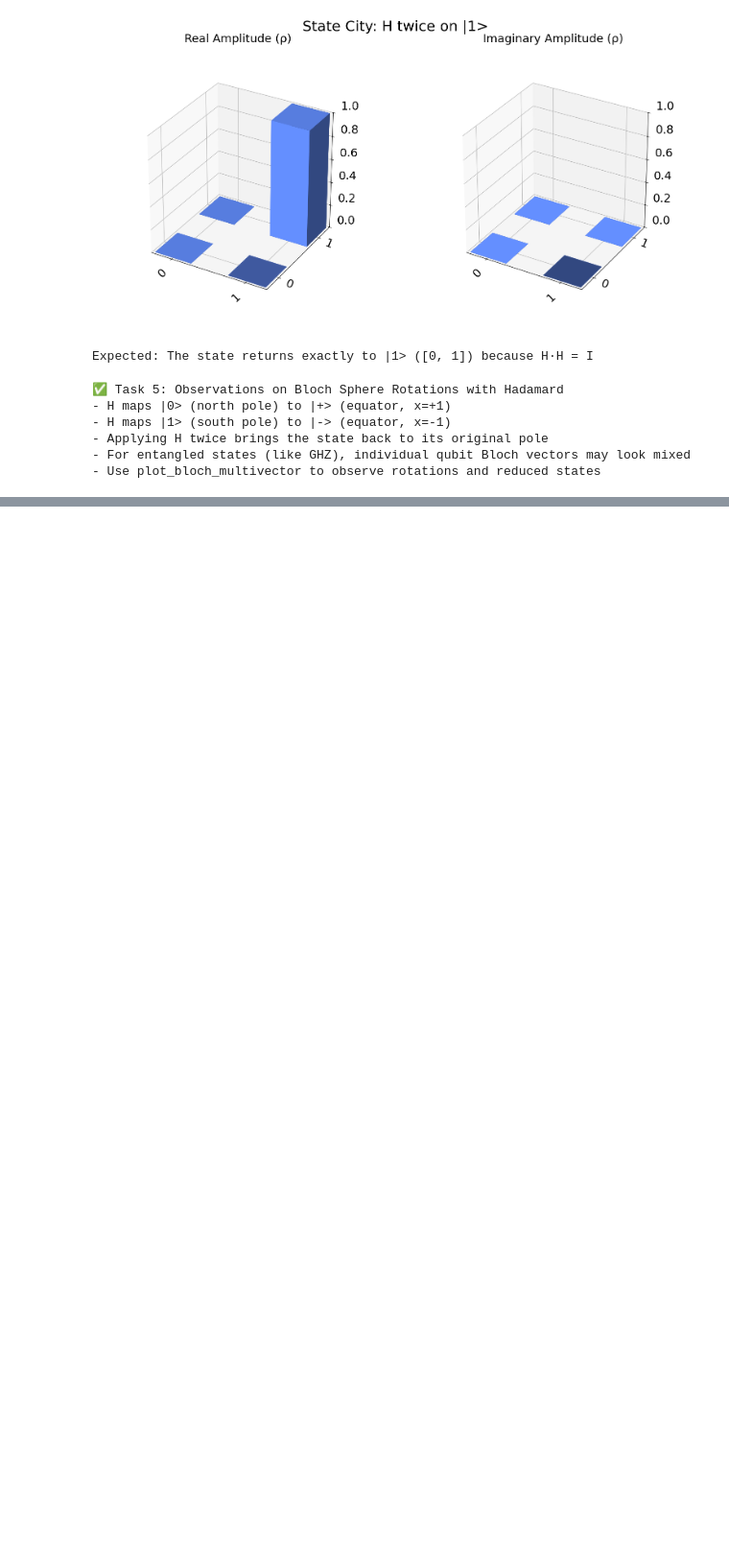
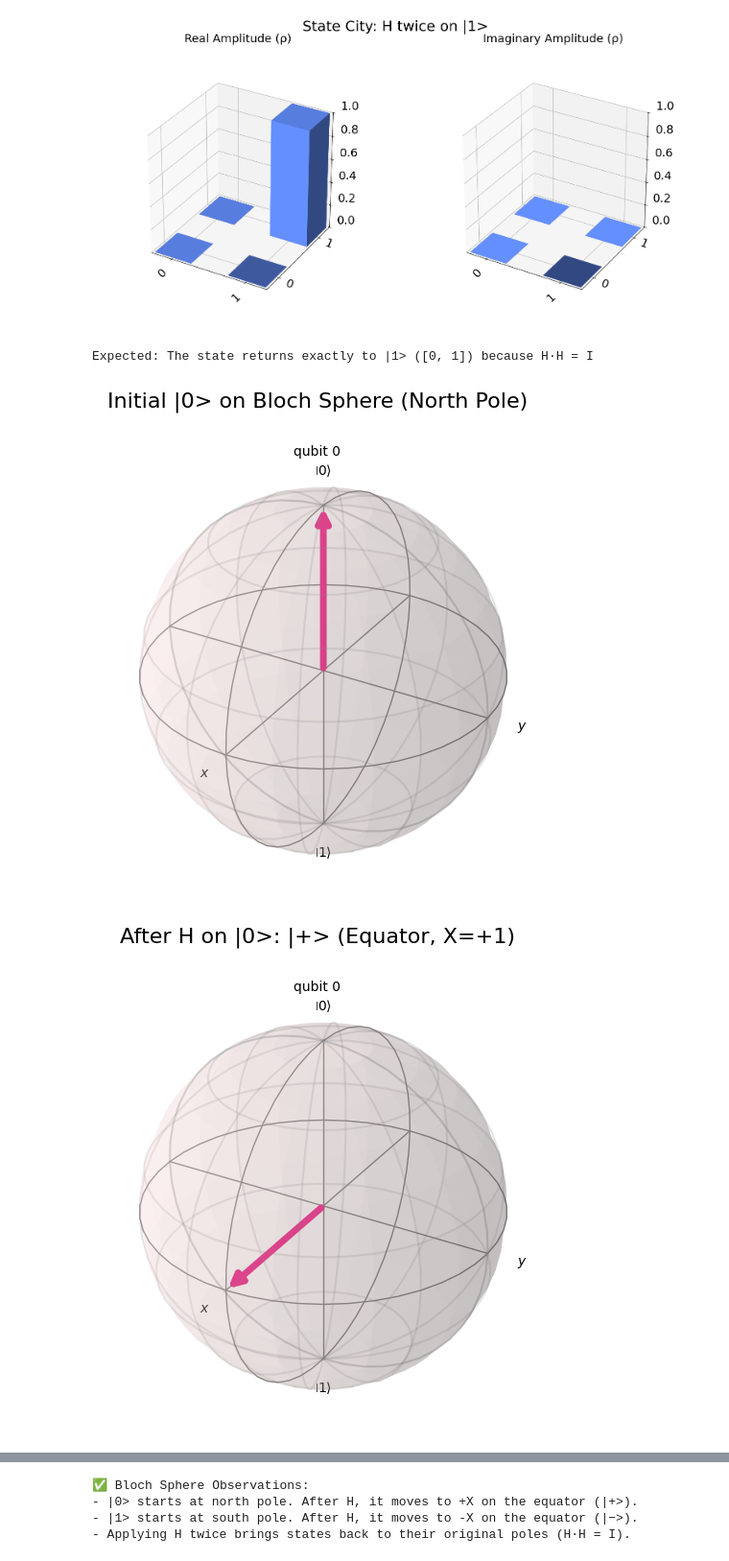
Before and after one commit to saipranathi2022-dot/Qiskit_Hadamard_Visualization, a Jupyter notebook: Qiskit_Hadamard_Visualization.ipynb, the cells around one changed output, grey strips where cells are left out. Shown at 96% size. Cells and saved outputs as stored; diff of their text form; code cells hidden in the pictures; blank space fills up the shorter version.

```diff
--- a/Qiskit_Hadamard_Visualization.ipynb
+++ b/Qiskit_Hadamard_Visualization.ipynb
@@ -195,21 +197,52 @@ Statevector after H then H: [0.+0.j 1.+0.j]
 [figure]
 [figure]
 Expected: The state returns exactly to |1> ([0, 1]) because H·H = I
-# %%
-# -------------------------
-# Task 5: Bloch Sphere Observations Summary
-# -------------------------
-
-print("✅ Task 5: Observations on Bloch Sphere Rotations with Hadamard")
-print("- H maps |0> (north pole) to |+> (equator, x=+1)")
-print("- H maps |1> (south pole) to |-> (equator, x=-1)")
-print("- Applying H twice brings the state back to its original pole")
-print("- For entangled states (like GHZ), individual qubit Bloch vectors may look mixed")
-print("- Use plot_bloch_multivector to observe rotations and reduced states")
-# %% [output]
-✅ Task 5: Observations on Bloch Sphere Rotations with Hadamard
-- H maps |0> (north pole) to |+> (equator, x=+1)
-- H maps |1> (south pole) to |-> (equator, x=-1)
-- Applying H twice brings the state back to its original pole
-- For entangled states (like GHZ), individual qubit Bloch vectors may look mixed
-- Use plot_bloch_multivector to observe rotations and reduced states
+# %%
+# -------------------------
+# Task 5: Bloch Sphere Observations for Hadamard Rotations
+# -------------------------
+
+# Start with |0>  (north pole)
+qc_0 = QuantumCircuit(1)
+qc_0.initialize([1, 0], 0)  # |0>
+state_0 = Statevector.from_instruction(qc_0)
+display(plot_bloch_multivector(state_0, title="Initial |0> on Bloch Sphere (North Pole)"))
+
+# Apply Hadamard to |0> → moves to |+> on equator (x = +1)
+qc_0_h = QuantumCircuit(1)
+qc_0_h.initialize([1, 0], 0)
+qc_0_h.h(0)
+state_0_h = Statevector.from_instruction(qc_0_h)
+display(plot_bloch_multivector(state_0_h, title="After H on |0>: |+> (Equator, X=+1)"))
+
+
+# Start with |1>  (south pole)
+qc_1 = QuantumCircuit(1)
+qc_1.initialize([0, 1], 0)  # |1>
+state_1 = Statevector.from_instruction(qc_1)
+display(plot_bloch_multivector(state_1, title="Initial |1> on Bloch Sphere (South Pole)"))
+
+# Apply Hadamard to |1> → moves to |−> on equator (x = -1)
+qc_1_h = QuantumCircuit(1)
+qc_1_h.initialize([0, 1], 0)
+qc_1_h.h(0)
+state_1_h = Statevector.from_instruction(qc_1_h)
+display(plot_bloch_multivector(state_1_h, title="After H on |1>: |−> (Equator, X=−1)"))
+
+
+# Apply H twice on |0> → should return to |0>
+qc_0_h2 = QuantumCircuit(1)
+qc_0_h2.initialize([1, 0], 0)
+qc_0_h2.h(0)
+qc_0_h2.h(0)
+state_0_h2 = Statevector.from_instruction(qc_0_h2)
+display(plot_bloch_multivector(state_0_h2, title="After H twice on |0>: Back to |0>"))
+
+# 📌 Summary
+print("✅ Bloch Sphere Observations:")
+print("- |0> starts at north pole. After H, it moves to +X on the equator (|+>).")
+print("- |1> starts at south pole. After H, it moves to -X on the equator (|−>).")
+print("- Applying H twice brings states back to their original poles (H·H = I).")
+# %% [output]
+[figure, added]
+[figure, added]
@@ -215,0 +252,4 @@ print("- Use plot_bloch_multivector to observe rotations and reduced states")
+✅ Bloch Sphere Observations:
+- |0> starts at north pole. After H, it moves to +X on the equator (|+>).
+- |1> starts at south pole. After H, it moves to -X on the equator (|−>).
+- Applying H twice brings states back to their original poles (H·H = I).
```
Also changed, not shown: parts of 5 cells of this notebook.
